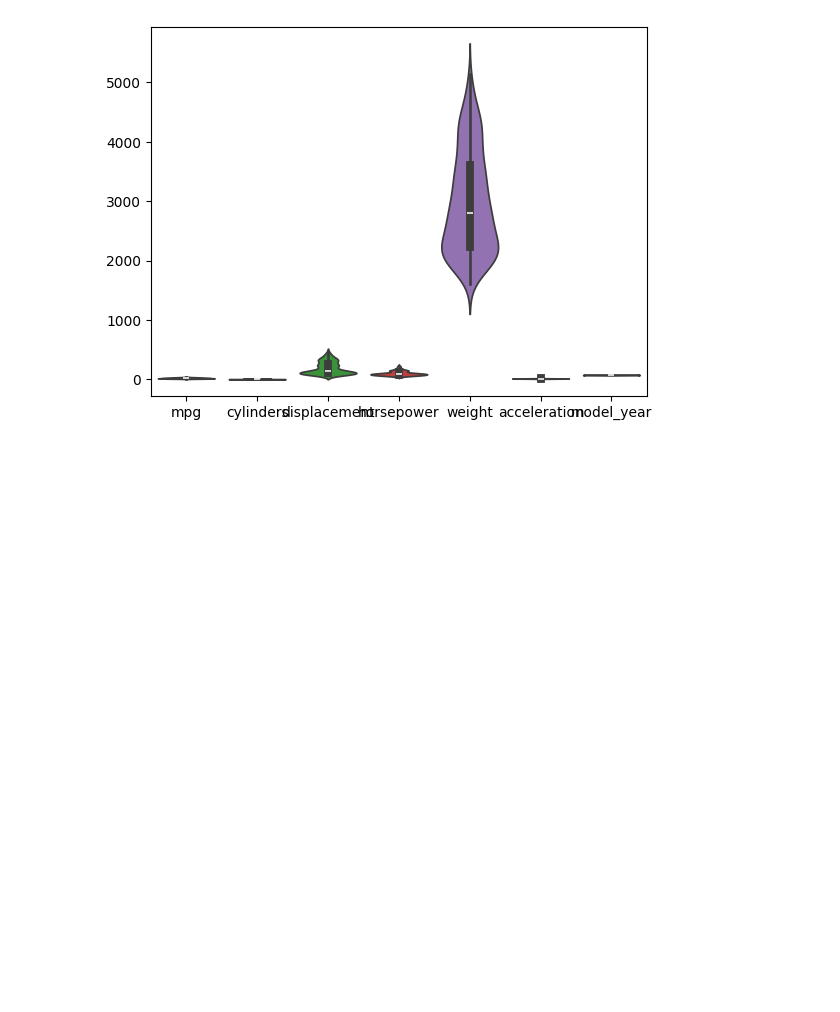
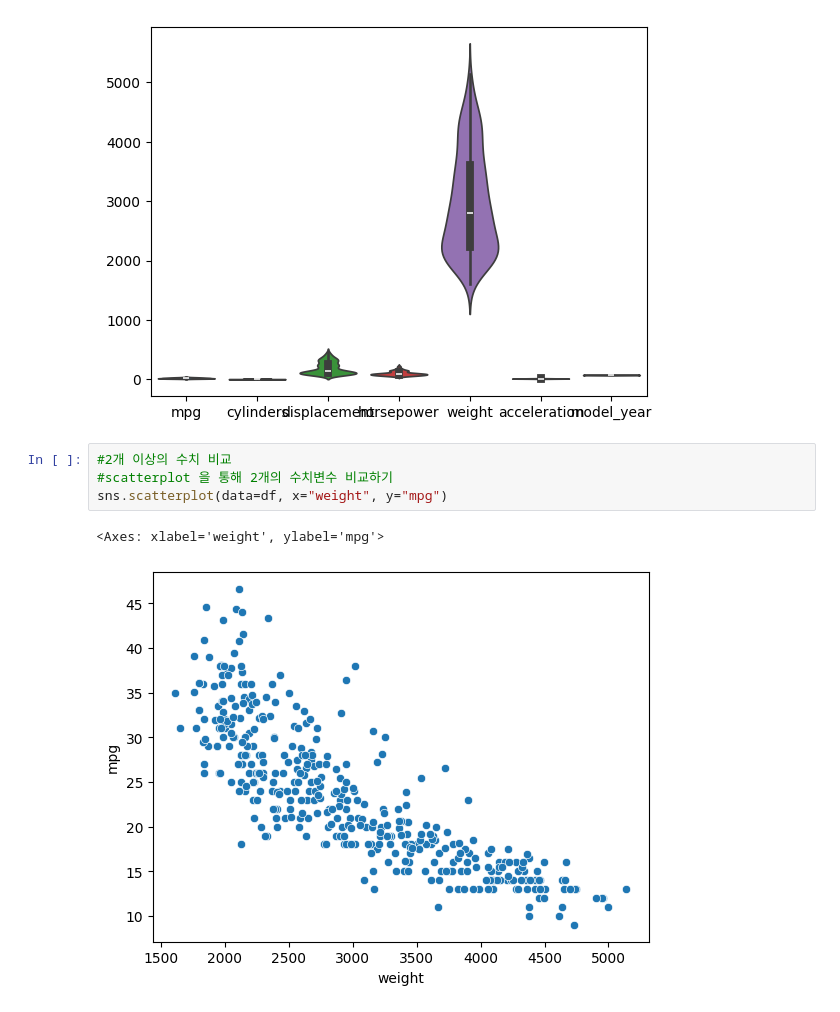
Before and after one commit to taeyoni/today-I-learned, a Jupyter notebook: 파이썬03(수치형변수).ipynb, the cells around one changed output. Drawn from its saved outputs; the diff is of its cells as text; blank space fills up the shorter version.

```diff
--- a/파이썬03(수치형변수).ipynb
+++ b/파이썬03(수치형변수).ipynb
@@ -238,3 +238,10 @@ sns.violinplot(data=df)
 # %% [output]
 <Axes: >
 [figure]
+# %%
+#2개 이상의 수치 비교
+#scatterplot 을 통해 2개의 수치변수 비교하기
+sns.scatterplot(data=df, x="weight", y="mpg")
+# %% [output]
+<Axes: xlabel='weight', ylabel='mpg'>
+[figure, added]
```
Also changed, not shown: parts of 18 cells of this notebook.
